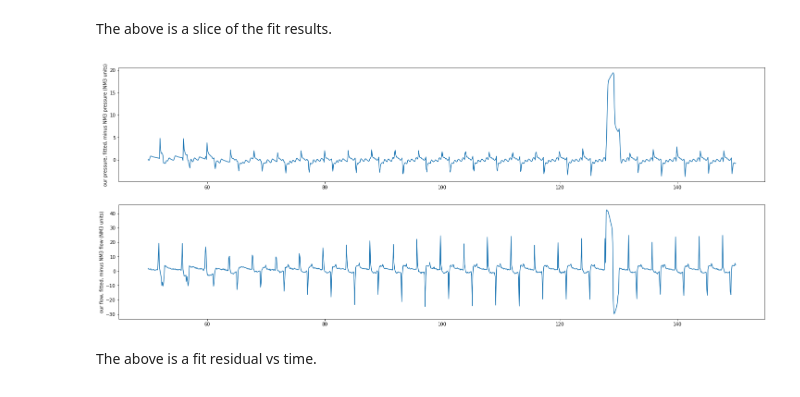
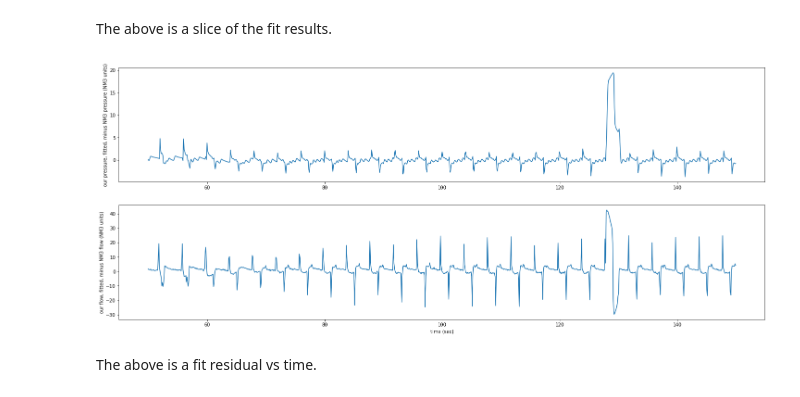
Before and after one commit to Princeton-Penn-Vents/princeton-penn-flowmeter, a Jupyter notebook: analysis/compare-NM3-and-ours.ipynb, the cells around one changed output. Cells and saved outputs as stored; diff of their text form; code cells hidden in the pictures.

```diff
--- a/analysis/compare-NM3-and-ours.ipynb
+++ b/analysis/compare-NM3-and-ours.ipynb
@@ -194,12 +194,13 @@ The above is a slice of the fit results.
 # %%
 fig, (ax1, ax2) = plt.subplots(2, 1, figsize=(25, 10))
 ax1.plot(ptime[:1000], pour[:1000] - pnm3[:1000])
 ax1.set_ylabel("our pressure, fitted, minus NM3 pressure (NM3 units)")
 
 ax2.plot(ftime[:1000], four[:1000] - fnm3[:1000])
-ax2.set_ylabel("our flow, fitted, minus NM3 flow (NM3 units)");
+ax2.set_ylabel("our flow, fitted, minus NM3 flow (NM3 units)")
+ax2.set_xlabel("time (sec)");
 # %% [output]
-[figure, old version]
+[figure, new version]
 # %% [markdown]
 The above is a fit residual vs time.
 # %%
```
